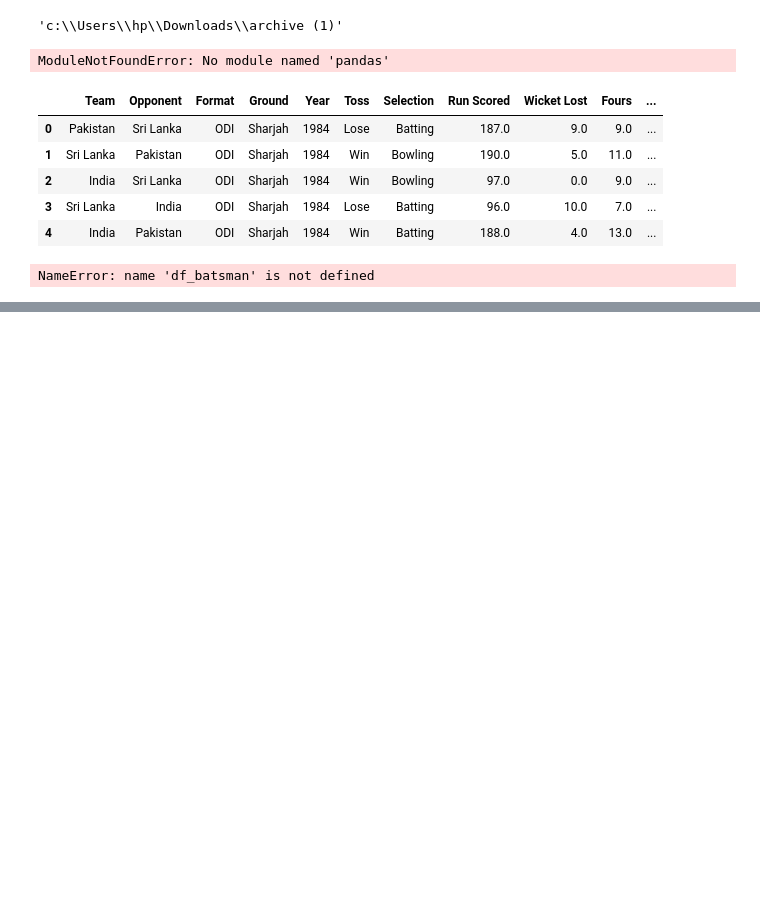
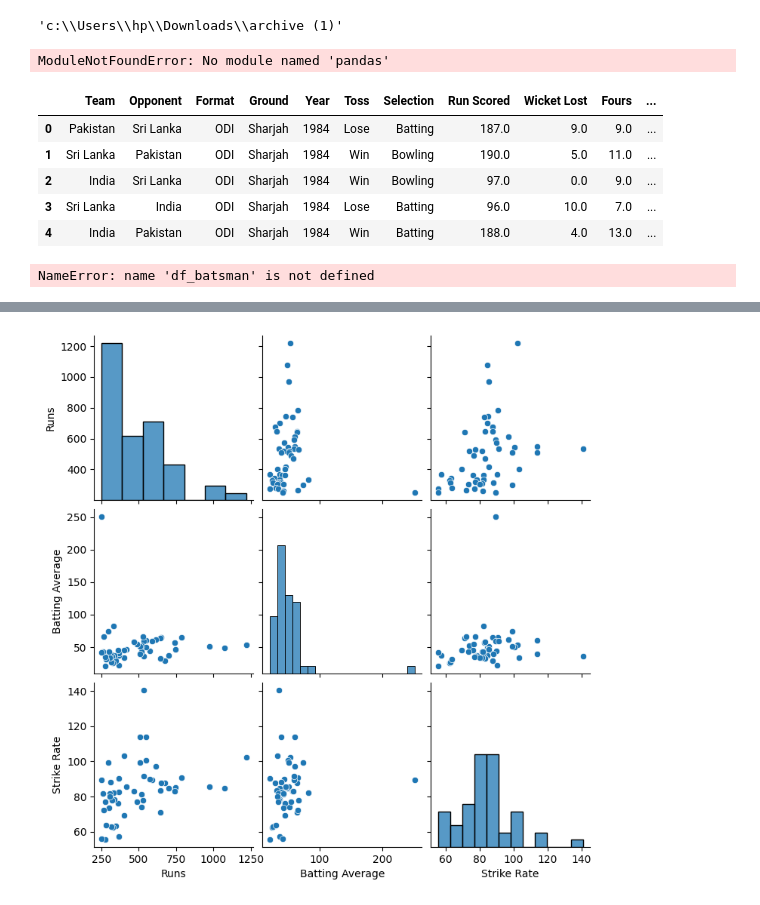
Before and after one commit to adityasingh400/mlproject, a Jupyter notebook: analysis.ipynb, the cells around one changed output, grey strips where cells are left out. Drawn from its saved outputs; the diff is of its cells as text; code cells hidden in the pictures; blank space fills up the shorter version.

```diff
--- a/analysis.ipynb
+++ b/analysis.ipynb
@@ -46,0 +64,6 @@ NameError: name 'df_bat' is not defined
+# %%
+cols = ['Runs', 'Batting Average', 'Strike Rate']
+sns.pairplot(df_batsman[cols])
+plt.show()
+# %% [output]
+[figure, added]
```
Also changed, not shown: parts of 10 cells of this notebook, 3 other files.
